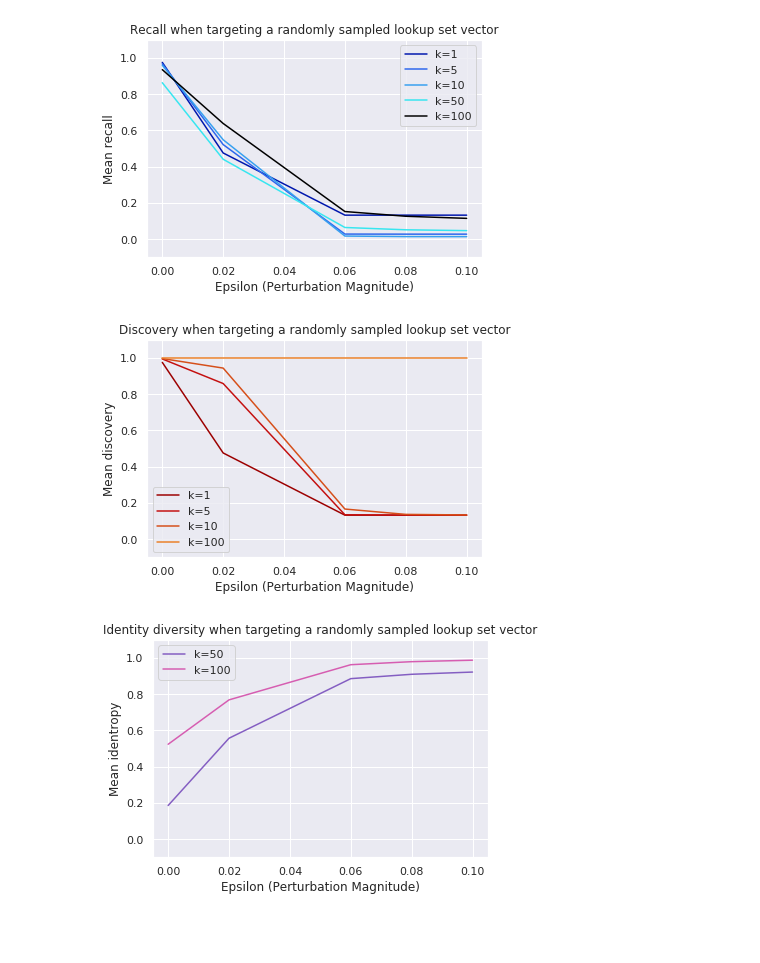
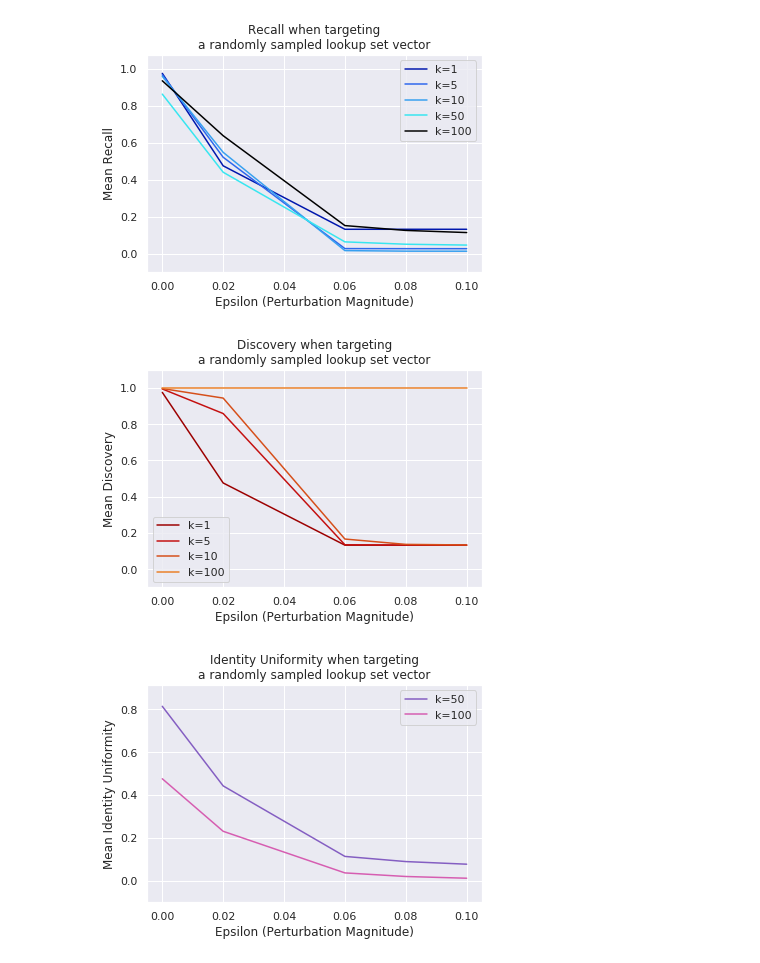
Before and after one commit to psturmfels/adversarial_faces, a Jupyter notebook: notebooks/plot_all.ipynb, the cells around one changed output. Saved outputs shown, nothing was run; the diff lists cells and outputs as text; code cells hidden in the pictures; blank space fills up the shorter version.

Commit message:
numids tweaks

```diff
--- a/notebooks/plot_all.ipynb
+++ b/notebooks/plot_all.ipynb
@@ -16,12 +16,12 @@ seaborn.set()
 mode2ks = {
     "recall": [1, 5, 10, 50, 100],
     "discovery": [1, 5, 10, 100],
-    "identropy": [50, 100],
+    "numids": [50, 100],
 }
 mode2colors = {
     "recall": ['#0017ad', '#2d67ed', '#37a0f0', '#37e6f0','#000000'],
     "discovery": ['#9c0000', '#c41010','#d64f1a','#eb8028'],
-    "identropy": ['#845ec2', '#d65db1', '#ff6f91', '#ff9671', '#ffc75f', '#f9f871']
+    "numids": ['#845ec2', '#d65db1', '#ff6f91', '#ff9671', '#ffc75f', '#f9f871']
 }
 attack2display = {
     "community_naive_random": "a randomly sampled lookup set vector",
@@ -31,36 +31,37 @@ attack2display = {
 }
 mode2display = {
     "recall": "Recall",
     "discovery": "Discovery",
-    "identropy": "Identity diversity"
+    "numids": "Identity Uniformity"
 }
 for attack_name in [
     "community_naive_random",
     "community_naive_same",
     "community_naive_mean",
     "community_sample_gaussian_model"
 
 ]:
-    for mode in ["recall", "discovery", "identropy"]:
+    for mode in ["recall", "discovery", "numids"]:
         kwargs = {
             "attack_name": attack_name,
             "path_to_adversarial": "/data/vggface/test_perturbed_sampled/{true}/" + attack_name + "/{target}/epsilon_{epsilon}.h5",
             "path_to_clean": "/data/vggface/test_preprocessed_sampled/{id}/embeddings.h5",
             "epsilons": [0.0, 0.02, 0.06, 0.08, 0.1],
             "identities": read_sampled_identities("../sampled_identities.txt").keys(),
             "save_base": "/home/ivan/pascal_adversarial_faces/figures"
         }
         plot_recall(
             ks=mode2ks[mode],
             colors=mode2colors[mode],
             mode=mode,
-            attack_plot_name="{} when targeting {}".format(
+            attack_plot_name="{} when targeting\n{}".format(
                 mode2display[mode],
                 attack2display[attack_name]
             ),
+            metric_name=mode2display[mode],
             **kwargs
         )
 # %% [output]
-[figure, old version]
+[figure, new version]
-[figure, old version]
+[figure, new version]
-[figure, old version]
+[figure, new version]
```
Also changed, not shown: parts of 1 cell of this notebook, 2 other files.
